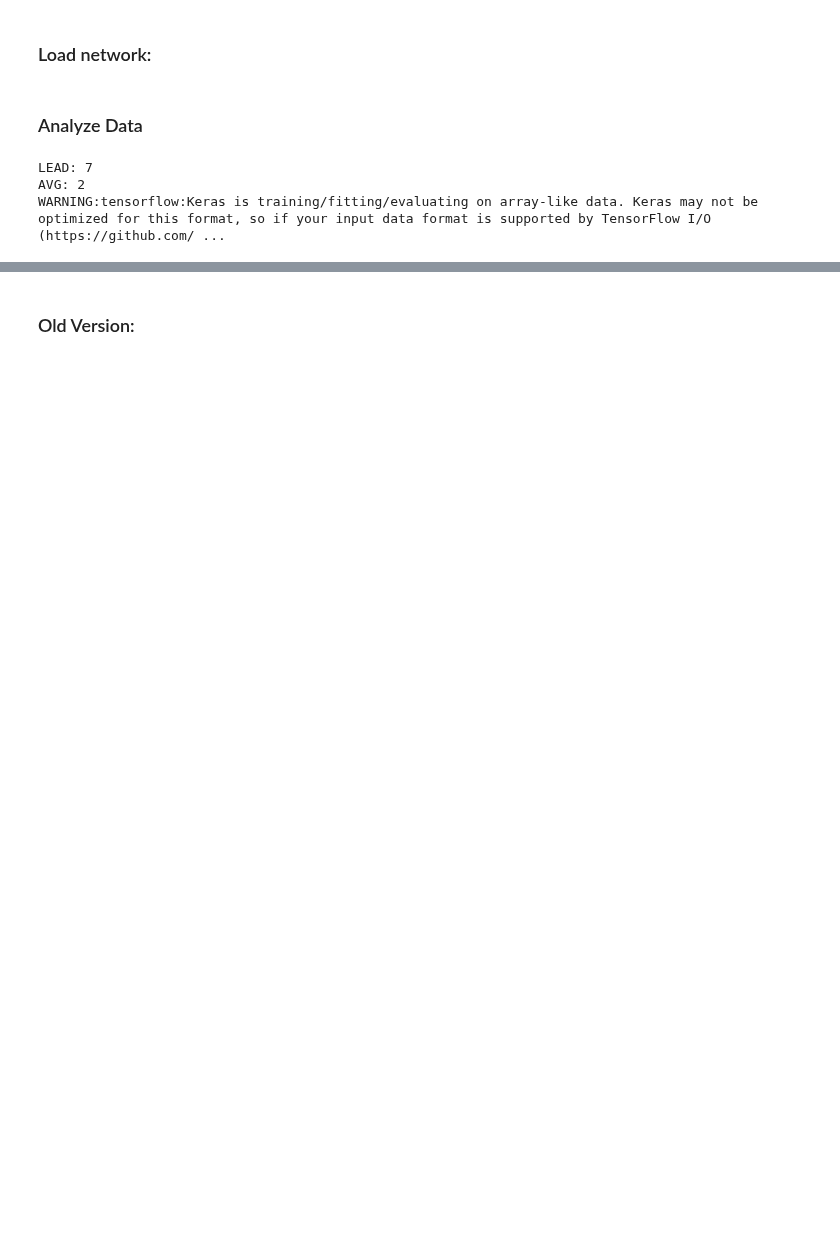
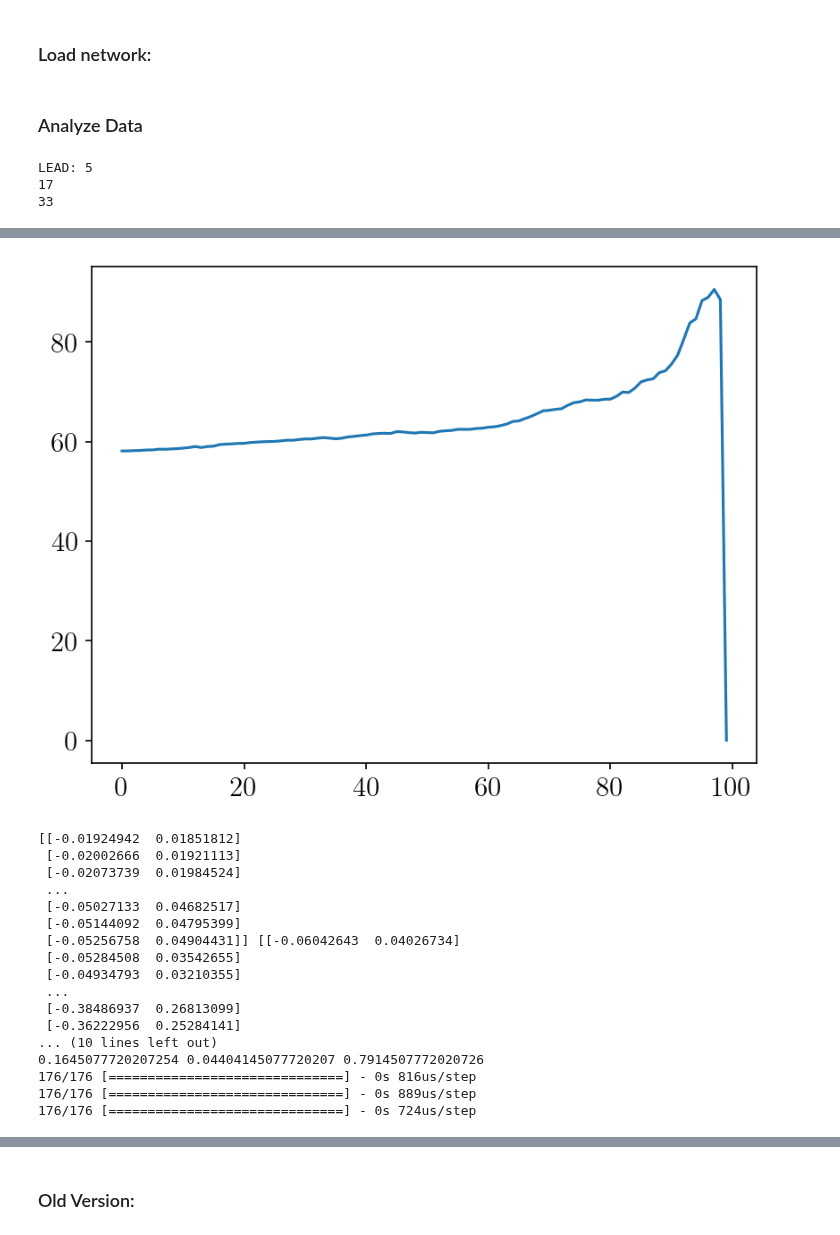
Before and after one commit to kjmayer/ENSOvsMJO, a Jupyter notebook: interpret/interpret-data-obs.ipynb, the cells around one changed output, grey strips where cells are left out. Drawn from its saved outputs; the diff is of its cells as text; code cells hidden in the pictures; blank space fills up the shorter version.

```diff
--- a/interpret/interpret-data-obs.ipynb
+++ b/interpret/interpret-data-obs.ipynb
@@ -60,7 +56,8 @@ To enable them in other operations, rebuild TensorFlow with the appropriate comp
 # %% [markdown]
 ### Load network:
 # %%
-MODEL_DIR = '/glade/scratch/wchapman/ENSOmjo_ML_models/saved_models/'
+MODEL_DIR = '/glade/work/kjmayer/research/catalyst/ENSOvsMJO/data/doy_models/'
+# MODEL_DIR = '/glade/scratch/wchapman/ENSOmjo_ML_models/saved_models/'
 EXP_NAME = 'default'
 hps = get_hp(EXP_NAME)
 # variables:
@@ -80,8 +77,8 @@ PATIENCE = hps['PATIENCE'] # number of epochs of no "improvement" before trainin
 LR = hps['LR'] # learning rate
 
 
-LEADS = np.arange(7,31)
-AVGS = np.arange(2,32)
+LEADS = np.arange(5,31)
+AVGS = np.arange(2,29)
 SEEDS = np.arange(1,6)
 
 SAVE = True
@@ -93,12 +90,11 @@ SAVE = True
 # model contribution fractions
 
 for l in LEADS:
+    print('LEAD: '+str(l))#+'\nAVG: '+str(a))
     for a in AVGS:
-        print('LEAD: '+str(l)+'\nAVG: '+str(a))
-
         #check if files already exist:
-        ddir_save = '/glade/scratch/kjmayer/DATA/ENSOvsMJO/data/'
-        finame_confvsacc = 'confvsacc_obs_LEAD_'+str(l)+'_AVG_'+str(a)+'__00001-00005.npy'
+        ddir_save = '/glade/derecho/scratch/kjmayer/DATA/ENSOvsMJO/data/doy_interpret/'
+        finame_confvsacc = 'confvsacc_obs_DOY_LEAD_'+str(l)+'_AVG_'+str(a)+'__00001-00005.npy'
         if not os.path.isfile(ddir_save+finame_confvsacc):
             # print('load testing data')
             X1test, X2test, Ytest = get_testing_obs(N_z500runmean=a,
@@ -106,6 +102,10 @@ for l in LEADS:
 
             INPUT_SHAPE1 = np.shape(X1test)[1:][0]
             INPUT_SHAPE2 = np.shape(X2test)[1:][0]
+
+            if l == 5 and a == 2:
+                print(INPUT_SHAPE1)
+                print(INPUT_SHAPE2)
 
             confvsacc = np.zeros(shape=(len(SEEDS),100))
 
@@ -150,7 +150,7 @@ for l in LEADS:
                                   input1, input2,
                                   s)
 
-                MODEL_FINAME = 'LEAD_'+str(l)+'_AVG_'+str(a)+'__0000'+str(s)+'.h5'
+                MODEL_FINAME = 'DOY_LEAD_'+str(l)+'_AVG_'+str(a)+'__0000'+str(s)+'.h5'
                 model.load_weights(MODEL_DIR+MODEL_FINAME)
 
                 model_rawpreds[s-1] = model.predict((X1test,X2test))
@@ -300,7 +300,7 @@ for l in LEADS:
                     model2_confcorr_fracpred[s-1]  = (n_model2win_predval/predval[i_conf_predval][i_model_confcorr].shape[0])
                     model12_confcorr_fracpred[s-1] = (n_model12win_predval/predval[i_conf_predval][i_model_confcorr].shape[0])
 
-                if l == 7 and a == 7:
+                if l == 5 and a == 2:
                     plt.plot(confvsacc[s-1])
                     plt.show()
 
@@ -312,46 +312,46 @@ for l in LEADS:
 
             if SAVE:
                 print('saving')
-                ddir_save = '/glade/derecho/scratch/kjmayer/DATA/ENSOvsMJO/data/'
+                ddir_save = '/glade/derecho/scratch/kjmayer/DATA/ENSOvsMJO/data/doy_interpret/'
 
-                finame_confvsacc = 'confvsacc_obs_LEAD_'+str(l)+'_AVG_'+str(a)+'__00001-00005.npy'
+                finame_confvsacc = 'confvsacc_obs_DOY_LEAD_'+str(l)+'_AVG_'+str(a)+'__00001-00005.npy'
                 np.save(ddir_save+finame_confvsacc, confvsacc)
 
-                finame_rawpred = 'model1_obs_rawpred_LEAD_'+str(l)+'_AVG_'+str(a)+'__00001-00005.npy'
+                finame_rawpred = 'model1_obs_rawpred_DOY_LEAD_'+str(l)+'_AVG_'+str(a)+'__00001-00005.npy'
                 np.save(ddir_save+finame_rawpred, model1_rawpreds)
-                finame_rawpred = 'model2_obs_rawpred_LEAD_'+str(l)+'_AVG_'+str(a)+'__00001-00005.npy'
+                finame_rawpred = 'model2_obs_rawpred_DOY_LEAD_'+str(l)+'_AVG_'+str(a)+'__00001-00005.npy'
                 np.save(ddir_save+finame_rawpred, model2_rawpreds)
-                finame_rawpred = 'model_obs_rawpred_LEAD_'+str(l)+'_AVG_'+str(a)+'__00001-00005.npy'
+                finame_rawpred = 'model_obs_rawpred_DOY_LEAD_'+str(l)+'_AVG_'+str(a)+'__00001-00005.npy'
                 np.save(ddir_save+finame_rawpred, model_rawpreds)
 
-                finame_fracpred = 'model1_obs_fracpred_LEAD_'+str(l)+'_AVG_'+str(a)+'__00001-00005.npy'
+                finame_fracpred = 'model1_obs_fracpred_DOY_LEAD_'+str(l)+'_AVG_'+str(a)+'__00001-00005.npy'
                 np.save(ddir_save+finame_fracpred, model1_allcorr_fracpred)
-                finame_fracpred = 'model2_obs_fracpred_LEAD_'+str(l)+'_AVG_'+str(a)+'__00001-00005.npy'
+                finame_fracpred = 'model2_obs_fracpred_DOY_LEAD_'+str(l)+'_AVG_'+str(a)+'__00001-00005.npy'
                 np.save(ddir_save+finame_fracpred, model2_allcorr_fracpred)
-                finame_fracpred = 'model12_obs_fracpred_LEAD_'+str(l)+'_AVG_'+str(a)+'__00001-00005.npy'
+                finame_fracpred = 'model12_obs_fracpred_DOY_LEAD_'+str(l)+'_AVG_'+str(a)+'__00001-00005.npy'
                 np.save(ddir_save+finame_fracpred, model12_allcorr_fracpred)
 
-                finame_fracpred = 'model1_obs_allfracpred_LEAD_'+str(l)+'_AVG_'+str(a)+'__00001-00005.npy'
+                finame_fracpred = 'model1_obs_allfracpred_DOY_LEAD_'+str(l)+'_AVG_'+str(a)+'__00001-00005.npy'
                 np.save(ddir_save+finame_fracpred, model1_all_fracpred)
-                finame_fracpred = 'model2_obs_allfracpred_LEAD_'+str(l)+'_AVG_'+str(a)+'__00001-00005.npy'
+                finame_fracpred = 'model2_obs_allfracpred_DOY_LEAD_'+str(l)+'_AVG_'+str(a)+'__00001-00005.npy'
                 np.save(ddir_save+finame_fracpred, model2_all_fracpred)
-                finame_fracpred = 'model12_obs_allfracpred_LEAD_'+str(l)+'_AVG_'+str(a)+'__00001-00005.npy'
+                finame_fracpred = 'model12_obs_allfracpred_DOY_LEAD_'+str(l)+'_AVG_'+str(a)+'__00001-00005.npy'
                 np.save(ddir_save+finame_fracpred, model12_all_fracpred)
 
-                finame_fracpred = 'model1_obs_conffracpred_LEAD_'+str(l)+'_AVG_'+str(a)+'__00001-00005.npy'
+                finame_fracpred = 'model1_obs_conffracpred_DOY_LEAD_'+str(l)+'_AVG_'+str(a)+'__00001-00005.npy'
                 np.save(ddir_save+finame_fracpred, model1_conf_fracpred)
-                finame_fracpred = 'model2_obs_conffracpred_LEAD_'+str(l)+'_AVG_'+str(a)+'__00001-00005.npy'
+                finame_fracpred = 'model2_obs_conffracpred_DOY_LEAD_'+str(l)+'_AVG_'+str(a)+'__00001-00005.npy'
                 np.save(ddir_save+finame_fracpred, model2_conf_fracpred)
-                finame_fracpred = 'model12_obs_conffracpred_LEAD_'+str(l)+'_AVG_'+str(a)+'__00001-00005.npy'
+                finame_fracpred = 'model12_obs_conffracpred_DOY_LEAD_'+str(l)+'_AVG_'+str(a)+'__00001-00005.npy'
                 np.save(ddir_save+finame_fracpred, model12_conf_fracpred)
 
-                finame_fracpred = 'model1_obs_confcorrfracpred_LEAD_'+str(l)+'_AVG_'+str(a)+'__00001-00005.npy'
+                finame_fracpred = 'model1_obs_confcorrfracpred_DOY_LEAD_'+str(l)+'_AVG_'+str(a)+'__00001-00005.npy'
                 np.save(ddir_save+finame_fracpred, model1_confcorr_fracpred)
-                finame_fracpred = 'model2_obs_confcorrfracpred_LEAD_'+str(l)+'_AVG_'+str(a)+'__00001-00005.npy'
+                finame_fracpred = 'model2_obs_confcorrfracpred_DOY_LEAD_'+str(l)+'_AVG_'+str(a)+'__00001-00005.npy'
                 np.save(ddir_save+finame_fracpred, model2_confcorr_fracpred)
-                finame_fracpred = 'model12_obs_confcorrfracpred_LEAD_'+str(l)+'_AVG_'+str(a)+'__00001-00005.npy'
+                finame_fracpred = 'model12_obs_confcorrfracpred_DOY_LEAD_'+str(l)+'_AVG_'+str(a)+'__00001-00005.npy'
                 np.save(ddir_save+finame_fracpred, model12_confcorr_fracpred)
 # %% [output]
-LEAD: 7
-AVG: 2
-WARNING:tensorflow:Keras is training/fitting/evaluating on array-like data. Keras may not be optimized for this format, so if your input data format is supported by TensorFlow I/O (https://github.com/ ...
+LEAD: 5
+17
+33
@@ -376,0 +363,18 @@ WARNING:tensorflow:Keras is training/fitting/evaluating on array-like data. Kera
+[figure, added]
+[[-0.01924942  0.01851812]
+ [-0.02002666  0.01921113]
+ [-0.02073739  0.01984524]
+ ...
+ [-0.05027133  0.04682517]
+ [-0.05144092  0.04795399]
+ [-0.05256758  0.04904431]] [[-0.06042643  0.04026734]
+ [-0.05284508  0.03542655]
+ [-0.04934793  0.03210355]
+ ...
+ [-0.38486937  0.26813099]
+ [-0.36222956  0.25284141]
+... (10 lines left out)
+0.1645077720207254 0.04404145077720207 0.7914507772020726
+176/176 [==============================] - 0s 816us/step
+176/176 [==============================] - 0s 889us/step
+176/176 [==============================] - 0s 724us/step
```
Also changed, not shown: parts of 2 cells of this notebook, 3 other files.
